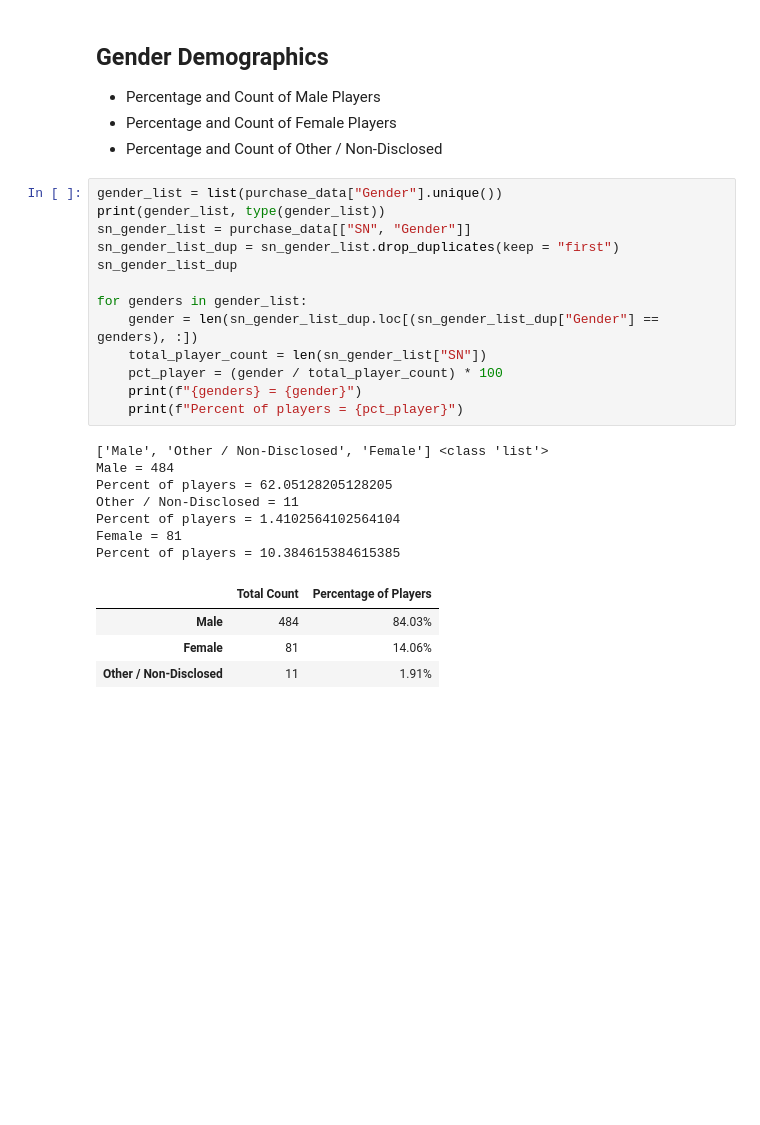
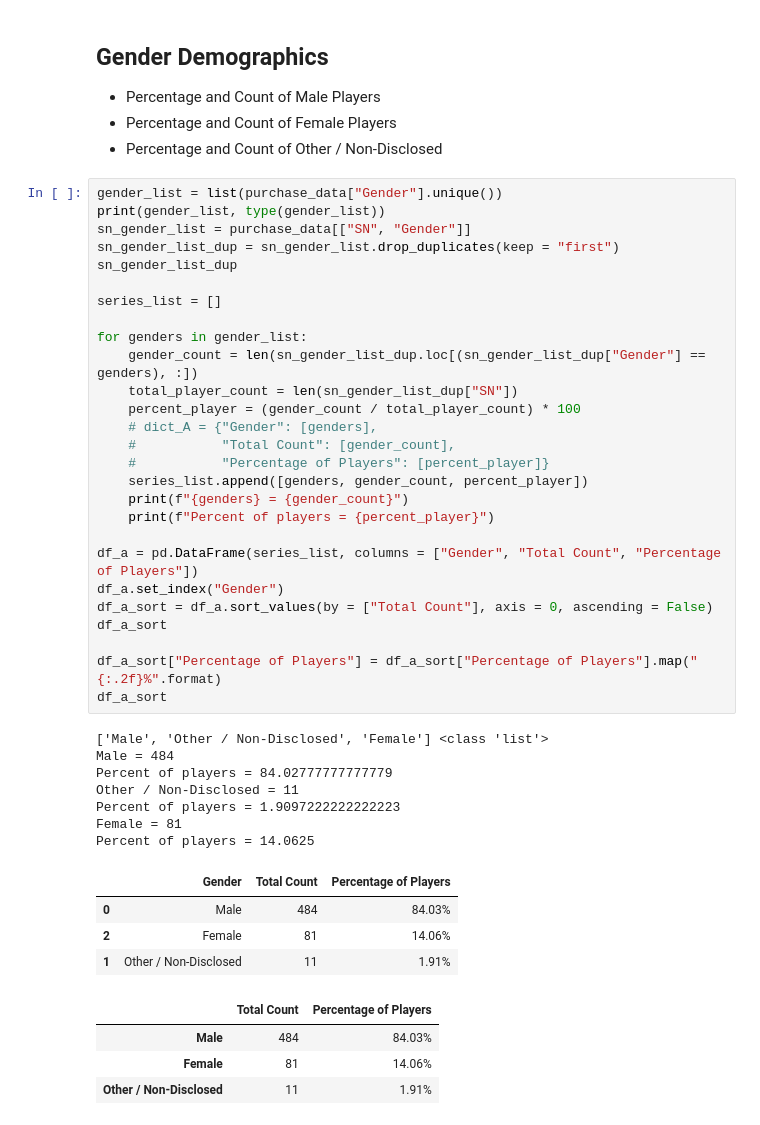
Before and after one commit to 33north/04__Pandas__pandas-challenge, a Jupyter notebook: HeroesOfPymoli/HeroesOfPymoli_starter.ipynb, the cells around one changed output. Drawn from its saved outputs; the diff is of its cells as text; blank space fills up the shorter version.

Commit message:
20220923 - Finished dashboard for gender and player count

```diff
--- a/HeroesOfPymoli/HeroesOfPymoli_starter.ipynb
+++ b/HeroesOfPymoli/HeroesOfPymoli_starter.ipynb
@@ -74,24 +74,42 @@ mapped_summary_df
 # %%
 gender_list = list(purchase_data["Gender"].unique())
 print(gender_list, type(gender_list))
 sn_gender_list = purchase_data[["SN", "Gender"]]
 sn_gender_list_dup = sn_gender_list.drop_duplicates(keep = "first")
 sn_gender_list_dup
 
+series_list = []
+
 for genders in gender_list:
-    gender = len(sn_gender_list_dup.loc[(sn_gender_list_dup["Gender"] == genders), :])
-    total_player_count = len(sn_gender_list["SN"])
-    pct_player = (gender / total_player_count) * 100
-    print(f"{genders} = {gender}")
-    print(f"Percent of players = {pct_player}")
+    gender_count = len(sn_gender_list_dup.loc[(sn_gender_list_dup["Gender"] == genders), :])
+    total_player_count = len(sn_gender_list_dup["SN"])
+    percent_player = (gender_count / total_player_count) * 100
+    # dict_A = {"Gender": [genders],
+    #           "Total Count": [gender_count],
+    #           "Percentage of Players": [percent_player]}
+    series_list.append([genders, gender_count, percent_player])
+    print(f"{genders} = {gender_count}")
+    print(f"Percent of players = {percent_player}")
+
+df_a = pd.DataFrame(series_list, columns = ["Gender", "Total Count", "Percentage of Players"])
+df_a.set_index("Gender")
+df_a_sort = df_a.sort_values(by = ["Total Count"], axis = 0, ascending = False)
+df_a_sort
+
+df_a_sort["Percentage of Players"] = df_a_sort["Percentage of Players"].map("{:.2f}%".format)
+df_a_sort
 # %% [output]
 ['Male', 'Other / Non-Disclosed', 'Female'] <class 'list'>
 Male = 484
-Percent of players = 62.05128205128205
+Percent of players = 84.02777777777779
 Other / Non-Disclosed = 11
-Percent of players = 1.4102564102564104
+Percent of players = 1.9097222222222223
 Female = 81
-Percent of players = 10.384615384615385
+Percent of players = 14.0625
+|  | Gender | Total Count | Percentage of Players |
+| 0 | Male | 484 | 84.03% |
+| 2 | Female | 81 | 14.06% |
+| 1 | Other / Non-Disclosed | 11 | 1.91% |
 # %%
 # %% [output]
 |  | Total Count | Percentage of Players |
```
